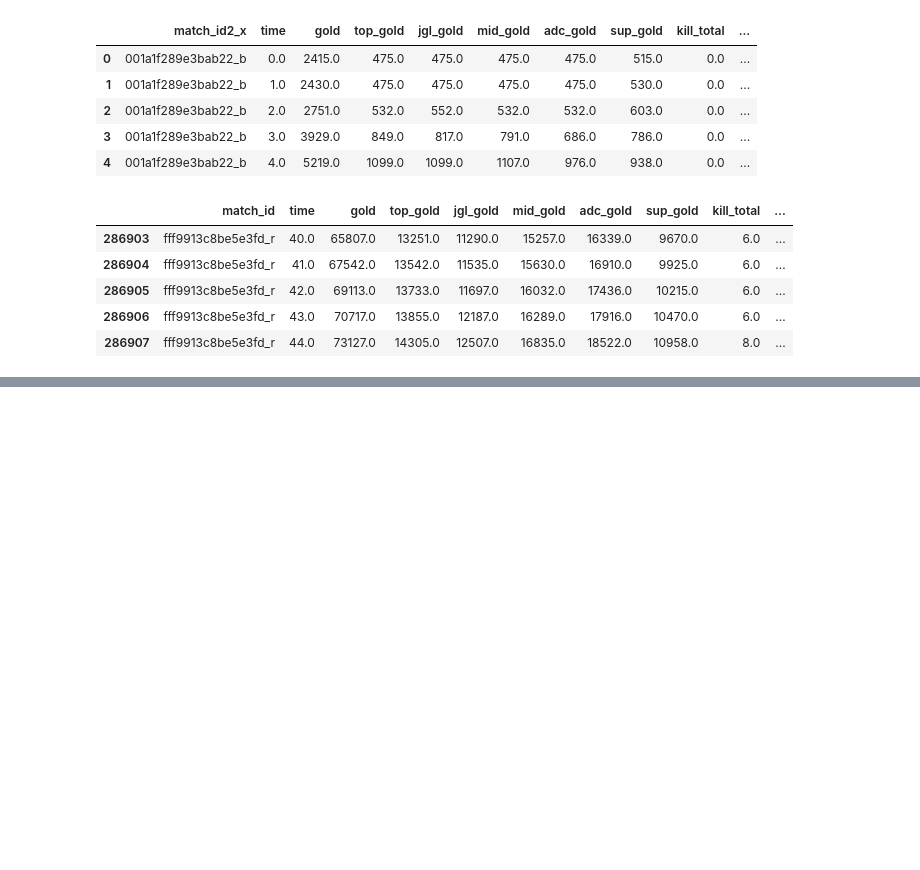
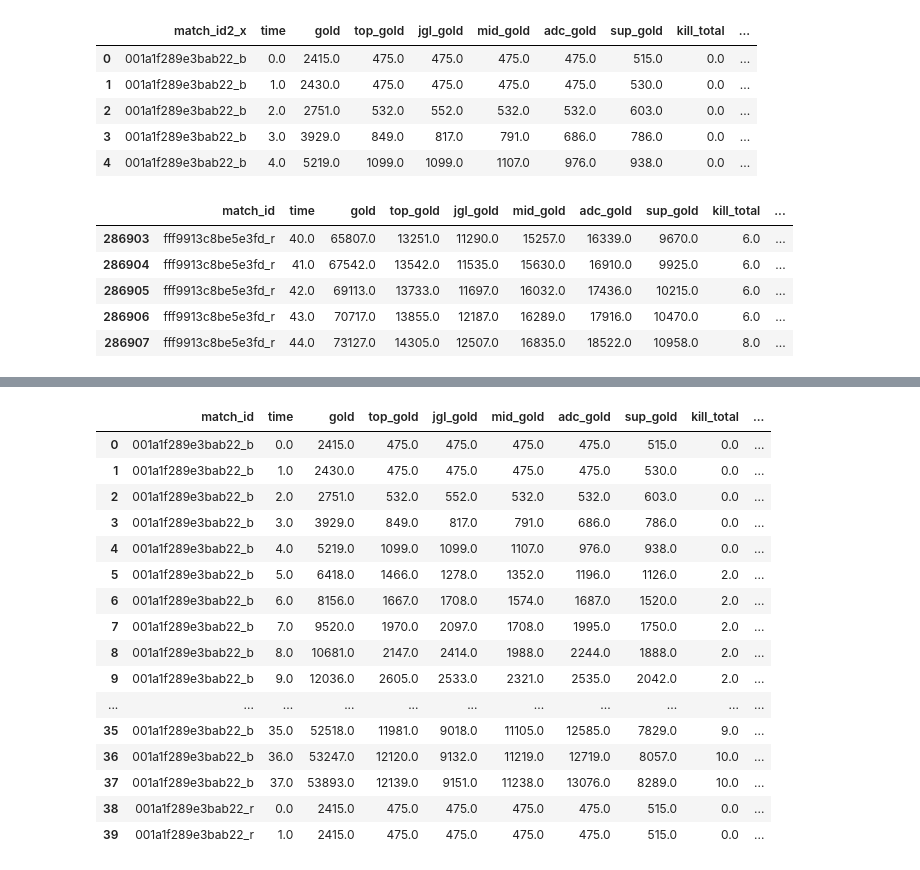
Before and after one commit to MPhillips55/Capstone_Project_2_League_of_Legends, a Jupyter notebook: Machine_Learning/Feature_generation_pt_2.ipynb, the cells around one changed output, grey strips where cells are left out. Drawn from its saved outputs; the diff is of its cells as text; code cells hidden in the pictures; blank space fills up the shorter version.

```diff
--- a/Machine_Learning/Feature_generation_pt_2.ipynb
+++ b/Machine_Learning/Feature_generation_pt_2.ipynb
@@ -405,0 +410,4 @@ tdf1.to_csv('tdf1.csv')
+# %%
+df['kda'] = (df['kill_total'] + df['assist_total']) / df['opp_kill_total']
+# %%
+df['kda'].fillna(0,inplace=True)
@@ -405,0 +423,3 @@ tdf1.to_csv('tdf1.csv')
+# %%
+df['opp_kda'] = (df['opp_kill_total'] + df['opp_assist_total']) / df['kill_total']
+df['opp_kda'].fillna(0,inplace=True)
@@ -405,0 +437,8 @@ tdf1.to_csv('tdf1.csv')
+# %%
+cols = list(df.columns.values)
+cols = ['match_id', 'time', 'gold', 'top_gold', 'jgl_gold', 'mid_gold', 'adc_gold', 'sup_gold', 'kill_total',
+ 'assist_total', 'opp_kill_total', 'opp_assist_total', 'r_inhib_count', 'r_baron_count', 'r_tower_count',
+ 'r_herald_count', 'r_drag_count', 'b_inhib_count', 'b_baron_count', 'b_tower_count', 'b_herald_count',
+ 'b_dragon_count', 'kda', 'opp_kda', 'result']
+df = df[cols]
+df.head()
@@ -405,0 +452,20 @@ tdf1.to_csv('tdf1.csv')
+# %%
+df.head(40)
+# %% [output]
+|  | match_id | time | gold | top_gold | jgl_gold | mid_gold | adc_gold | sup_gold | kill_total | ... |
+| 0 | 001a1f289e3bab22_b | 0.0 | 2415.0 | 475.0 | 475.0 | 475.0 | 475.0 | 515.0 | 0.0 | ... |
+| 1 | 001a1f289e3bab22_b | 1.0 | 2430.0 | 475.0 | 475.0 | 475.0 | 475.0 | 530.0 | 0.0 | ... |
+| 2 | 001a1f289e3bab22_b | 2.0 | 2751.0 | 532.0 | 552.0 | 532.0 | 532.0 | 603.0 | 0.0 | ... |
+| 3 | 001a1f289e3bab22_b | 3.0 | 3929.0 | 849.0 | 817.0 | 791.0 | 686.0 | 786.0 | 0.0 | ... |
+| 4 | 001a1f289e3bab22_b | 4.0 | 5219.0 | 1099.0 | 1099.0 | 1107.0 | 976.0 | 938.0 | 0.0 | ... |
+| 5 | 001a1f289e3bab22_b | 5.0 | 6418.0 | 1466.0 | 1278.0 | 1352.0 | 1196.0 | 1126.0 | 2.0 | ... |
+| 6 | 001a1f289e3bab22_b | 6.0 | 8156.0 | 1667.0 | 1708.0 | 1574.0 | 1687.0 | 1520.0 | 2.0 | ... |
+| 7 | 001a1f289e3bab22_b | 7.0 | 9520.0 | 1970.0 | 2097.0 | 1708.0 | 1995.0 | 1750.0 | 2.0 | ... |
+| 8 | 001a1f289e3bab22_b | 8.0 | 10681.0 | 2147.0 | 2414.0 | 1988.0 | 2244.0 | 1888.0 | 2.0 | ... |
+| 9 | 001a1f289e3bab22_b | 9.0 | 12036.0 | 2605.0 | 2533.0 | 2321.0 | 2535.0 | 2042.0 | 2.0 | ... |
+| ... | ... | ... | ... | ... | ... | ... | ... | ... | ... | ... |
+| 35 | 001a1f289e3bab22_b | 35.0 | 52518.0 | 11981.0 | 9018.0 | 11105.0 | 12585.0 | 7829.0 | 9.0 | ... |
+| 36 | 001a1f289e3bab22_b | 36.0 | 53247.0 | 12120.0 | 9132.0 | 11219.0 | 12719.0 | 8057.0 | 10.0 | ... |
+| 37 | 001a1f289e3bab22_b | 37.0 | 53893.0 | 12139.0 | 9151.0 | 11238.0 | 13076.0 | 8289.0 | 10.0 | ... |
+| 38 | 001a1f289e3bab22_r | 0.0 | 2415.0 | 475.0 | 475.0 | 475.0 | 475.0 | 515.0 | 0.0 | ... |
+| 39 | 001a1f289e3bab22_r | 1.0 | 2415.0 | 475.0 | 475.0 | 475.0 | 475.0 | 515.0 | 0.0 | ... |
```
Also changed, not shown: parts of 8 cells of this notebook.
